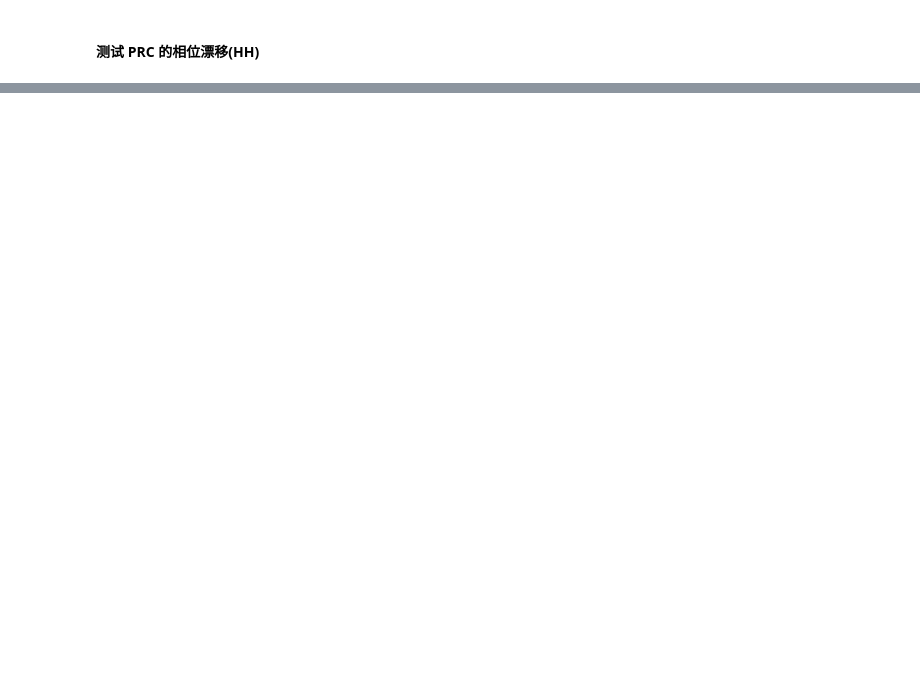
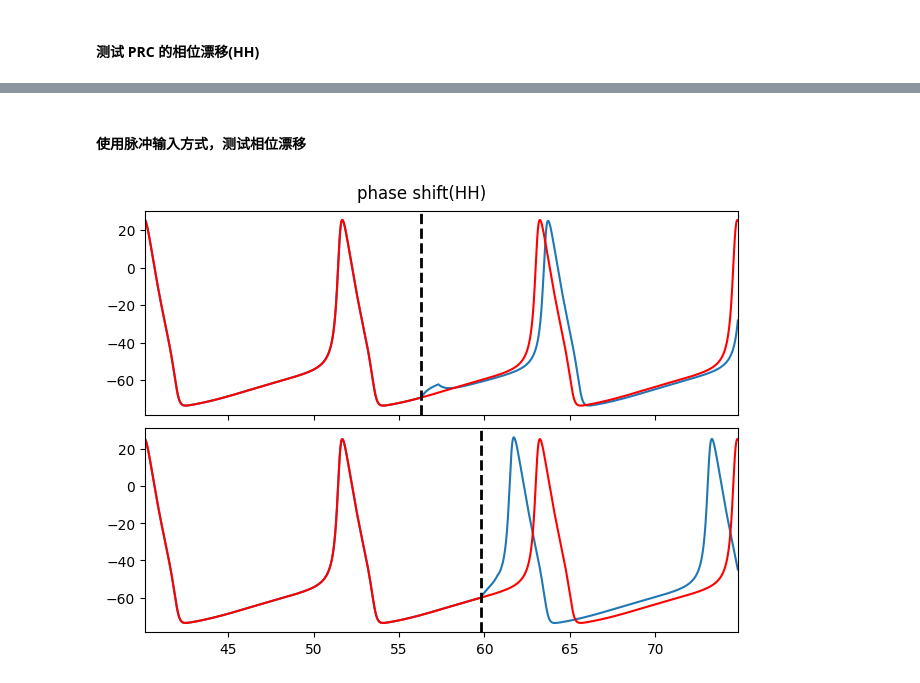
Before and after one commit to wuwywu/dynPy, a Jupyter notebook: examples/prc/phase_shift_HH.ipynb, the cells around one changed output, grey strips where cells are left out. Drawn from its saved outputs; the diff is of its cells as text; code cells hidden in the pictures; blank space fills up the shorter version.

```diff
--- a/examples/prc/phase_shift_HH.ipynb
+++ b/examples/prc/phase_shift_HH.ipynb
@@ -35,0 +36,17 @@ plt.show()
+# %% [markdown]
+#### 使用脉冲输入方式，测试相位漂移
+# %%
+node = HH()
+node.params_nodes["Iex"] = 20.
+# %%
+phi_shift = phase_shift(node, phase=[0.4, 0.7], pulses=True)
+phi_shift.pulses_width = 1.
+phi_shift.g_syn = 0.2
+phi_shift()
+# %%
+phi_shift.plot_phase_shift()
+fig = plt.gcf()
+fig.suptitle("phase shift(HH)")
+plt.show()
+# %% [output]
+[figure, added]
```
Also changed, not shown: parts of 2 cells of this notebook, 6 other files.
